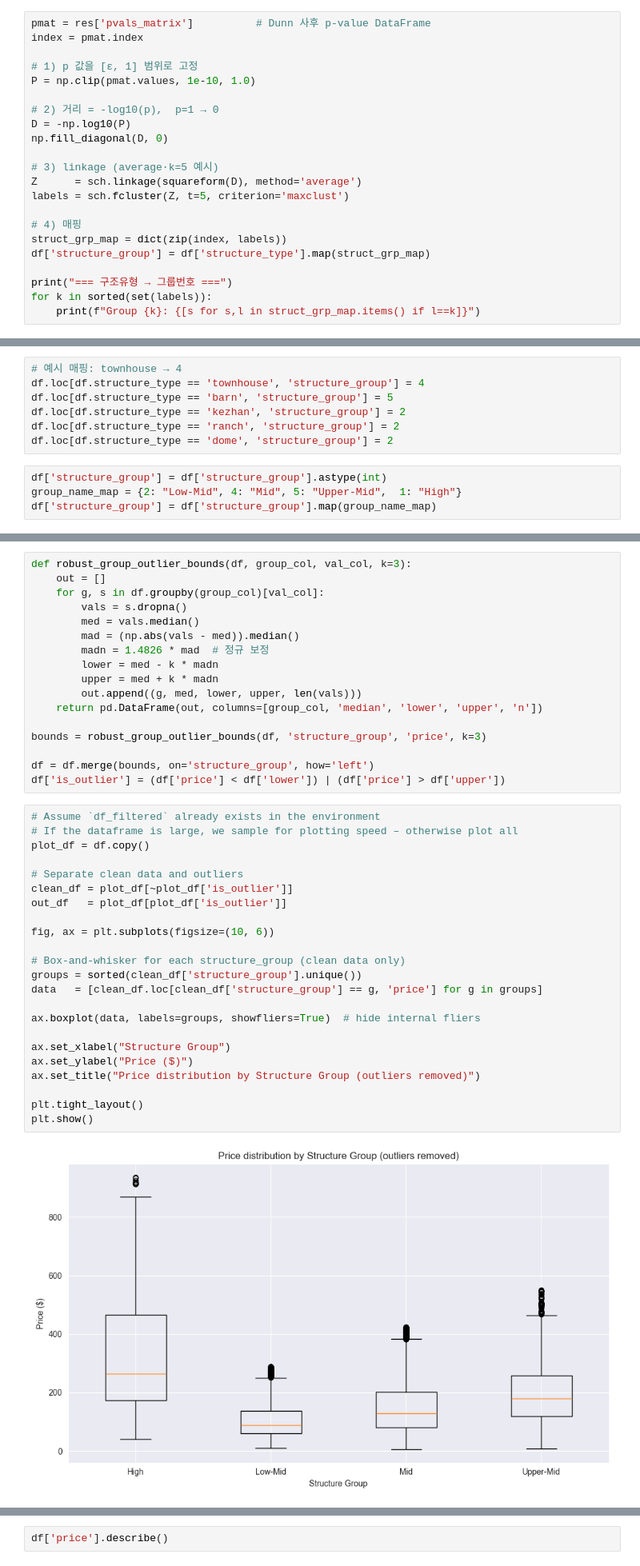
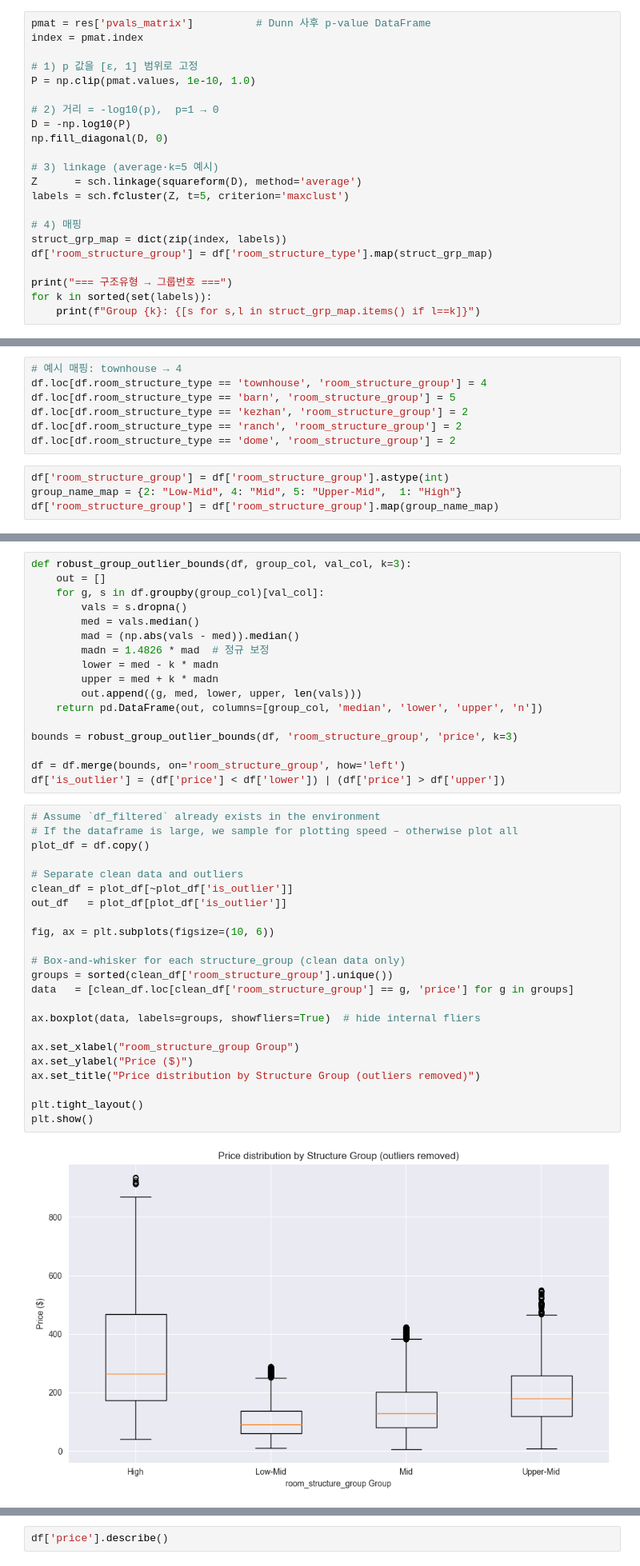
Before and after one commit to jiwon512/advanced_project, a Jupyter notebook: hye_project/01_Preprocessing/check_outlier_final.ipynb, the cells around one changed output, grey strips where cells are left out. Shown at 80% size. Cells and saved outputs as stored; diff of their text form.

```diff
--- a/hye_project/01_Preprocessing/check_outlier_final.ipynb
+++ b/hye_project/01_Preprocessing/check_outlier_final.ipynb
@@ -1049,7 +1056,7 @@ labels = sch.fcluster(Z, t=5, criterion='maxclust')
 
 # 4) 매핑
 struct_grp_map = dict(zip(index, labels))
-df['structure_group'] = df['structure_type'].map(struct_grp_map)
+df['room_structure_group'] = df['room_structure_type'].map(struct_grp_map)
 
 print("=== 구조유형 → 그룹번호 ===")
 for k in sorted(set(labels)):
@@ -1079,13 +1086,13 @@ display(grp_stat)
 | 1.0 | 846 | 299.0 | 182.0 | 546.00 |
 # %%
 # 예시 매핑: townhouse → 4
-df.loc[df.structure_type == 'townhouse', 'structure_group'] = 4
-df.loc[df.structure_type == 'barn', 'structure_group'] = 5
-df.loc[df.structure_type == 'kezhan', 'structure_group'] = 2
-df.loc[df.structure_type == 'ranch', 'structure_group'] = 2
-df.loc[df.structure_type == 'dome', 'structure_group'] = 2
+df.loc[df.room_structure_type == 'townhouse', 'room_structure_group'] = 4
+df.loc[df.room_structure_type == 'barn', 'room_structure_group'] = 5
+df.loc[df.room_structure_type == 'kezhan', 'room_structure_group'] = 2
+df.loc[df.room_structure_type == 'ranch', 'room_structure_group'] = 2
+df.loc[df.room_structure_type == 'dome', 'room_structure_group'] = 2
 # %%
-df['structure_group'] = df['structure_group'].astype(int)
+df['room_structure_group'] = df['room_structure_group'].astype(int)
 group_name_map = {2: "Low-Mid", 4: "Mid", 5: "Upper-Mid",  1: "High"}
-df['structure_group'] = df['structure_group'].map(group_name_map)
+df['room_structure_group'] = df['room_structure_group'].map(group_name_map)
 # %%
@@ -1128,35 +1135,35 @@ def robust_group_outlier_bounds(df, group_col, val_col, k=3):
         out.append((g, med, lower, upper, len(vals)))
     return pd.DataFrame(out, columns=[group_col, 'median', 'lower', 'upper', 'n'])
 
-bounds = robust_group_outlier_bounds(df, 'structure_group', 'price', k=3)
+bounds = robust_group_outlier_bounds(df, 'room_structure_group', 'price', k=3)
 
-df = df.merge(bounds, on='structure_group', how='left')
+df = df.merge(bounds, on='room_structure_group', how='left')
 df['is_outlier'] = (df['price'] < df['lower']) | (df['price'] > df['upper'])
 # %%
 # Assume `df_filtered` already exists in the environment
 # If the dataframe is large, we sample for plotting speed – otherwise plot all
 plot_df = df.copy()
 
 # Separate clean data and outliers
 clean_df = plot_df[~plot_df['is_outlier']]
 out_df   = plot_df[plot_df['is_outlier']]
 
 fig, ax = plt.subplots(figsize=(10, 6))
 
 # Box‑and‑whisker for each structure_group (clean data only)
-groups = sorted(clean_df['structure_group'].unique())
-data   = [clean_df.loc[clean_df['structure_group'] == g, 'price'] for g in groups]
+groups = sorted(clean_df['room_structure_group'].unique())
+data   = [clean_df.loc[clean_df['room_structure_group'] == g, 'price'] for g in groups]
 
 ax.boxplot(data, labels=groups, showfliers=True)  # hide internal fliers
 
-ax.set_xlabel("Structure Group")
+ax.set_xlabel("room_structure_group Group")
 ax.set_ylabel("Price ($)")
 ax.set_title("Price distribution by Structure Group (outliers removed)")
 
 plt.tight_layout()
 plt.show()
 # %% [output]
-[figure, old version]
+[figure, new version]
 # %%
 stats_type = df.groupby("structure_group")['price'].apply(outlier_stats)
 print("=== structure group 별 price 이상치 ===")
```
Also changed, not shown: parts of 12 cells of this notebook, 3 other files.
